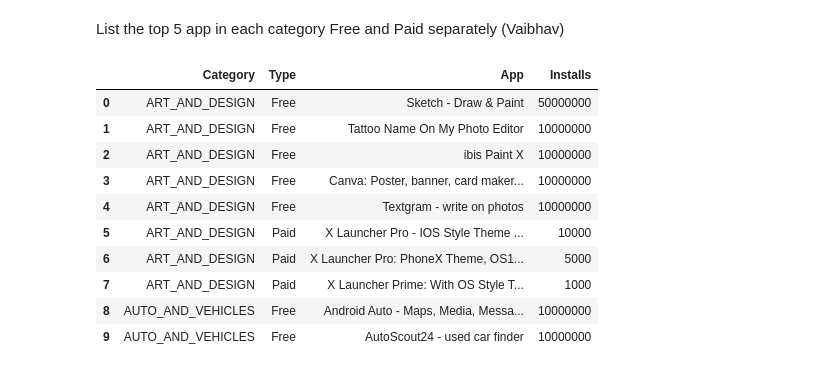
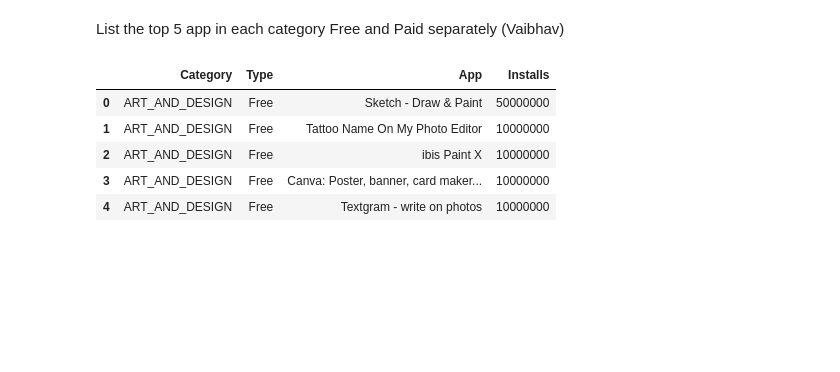
Before and after one commit to onurer87/data-5---team-4, a Jupyter notebook: Stage_2/Week_3/Week_3.ipynb, the cells around one changed output. Drawn from its saved outputs; the diff is of its cells as text; code cells hidden in the pictures; blank space fills up the shorter version.

```diff
--- a/Stage_2/Week_3/Week_3.ipynb
+++ b/Stage_2/Week_3/Week_3.ipynb
@@ -23,20 +23,15 @@ List the top 5 app in each category Free and Paid separately (Vaibhav)
 # %%
 df_deneme=df[['Category','Type','App','Installs']].sort_values(['Category','Type','Installs'], ascending=[True,True,False])
 
 df_top_apps=df_deneme.groupby(['Category','Type']).head(5)
 
 df_top_apps.reset_index(inplace=True,drop=True)
 
-df_top_apps.head(10)
+df_top_apps.head(5)
 # %% [output]
 |  | Category | Type | App | Installs |
 | 0 | ART_AND_DESIGN | Free | Sketch - Draw & Paint | 50000000 |
 | 1 | ART_AND_DESIGN | Free | Tattoo Name On My Photo Editor | 10000000 |
 | 2 | ART_AND_DESIGN | Free | ibis Paint X | 10000000 |
 | 3 | ART_AND_DESIGN | Free | Canva: Poster, banner, card maker... | 10000000 |
 | 4 | ART_AND_DESIGN | Free | Textgram - write on photos | 10000000 |
-| 5 | ART_AND_DESIGN | Paid | X Launcher Pro - IOS Style Theme ... | 10000 |
-| 6 | ART_AND_DESIGN | Paid | X Launcher Pro: PhoneX Theme, OS1... | 5000 |
-| 7 | ART_AND_DESIGN | Paid | X Launcher Prime: With OS Style T... | 1000 |
-| 8 | AUTO_AND_VEHICLES | Free | Android Auto - Maps, Media, Messa... | 10000000 |
-| 9 | AUTO_AND_VEHICLES | Free | AutoScout24 - used car finder | 10000000 |
```
Also changed, not shown: parts of 3 cells of this notebook, 3 other files.
